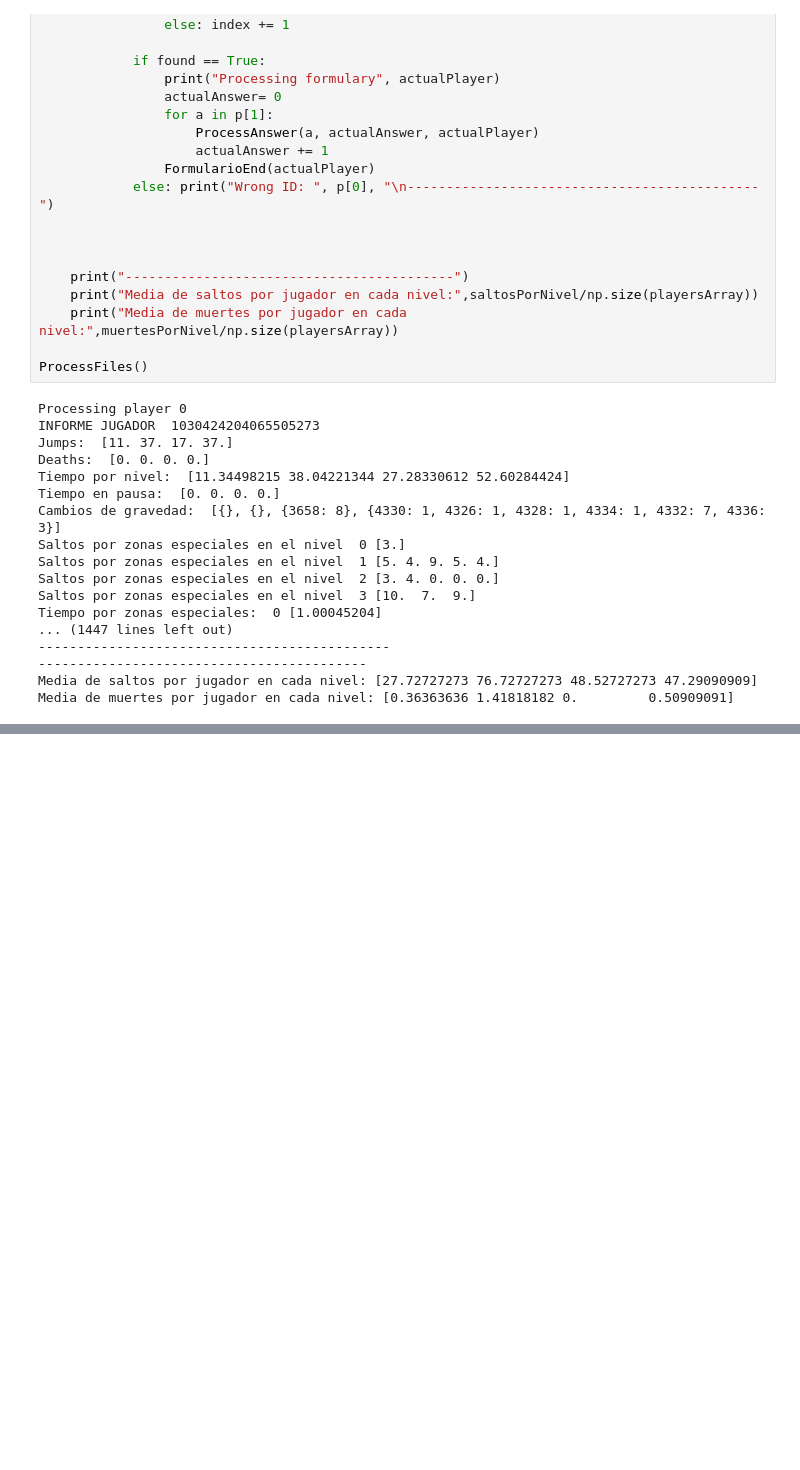
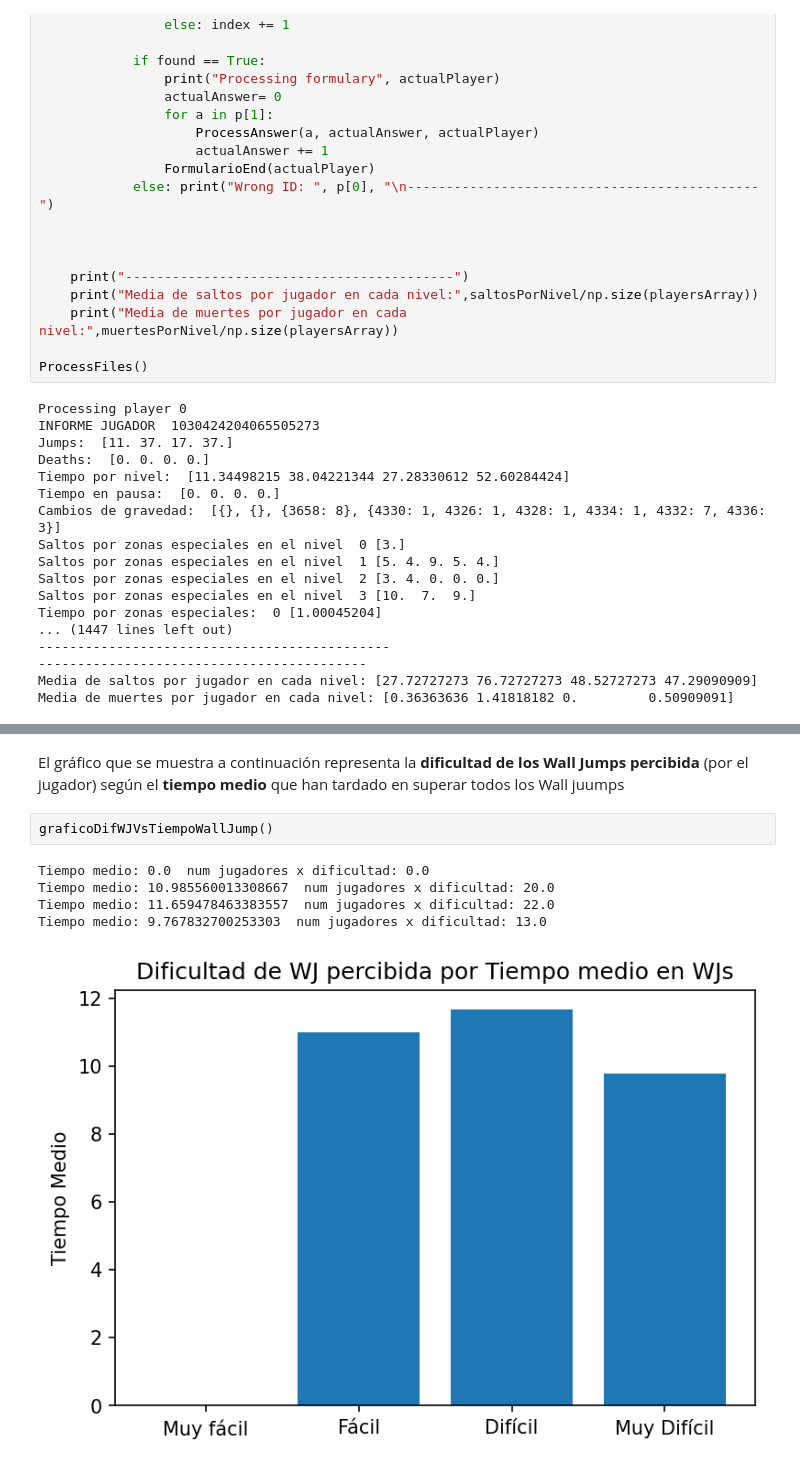
Before and after one commit to evalucas/UAJ, a Jupyter notebook: PoyectoFinal/test.ipynb, the cells around one changed output, grey strips where cells are left out. Cells and saved outputs as stored; diff of their text form; blank space fills up the shorter version.

```diff
--- a/PoyectoFinal/test.ipynb
+++ b/PoyectoFinal/test.ipynb
@@ -897,0 +883,10 @@ dif:  0  nivel:  3 suma:  42
+# %% [markdown]
+El gráfico que se muestra a continuación representa la **dificultad de los Wall Jumps percibida** (por el jugador) según el **tiempo medio** que han tardado en superar todos los Wall juumps
+# %%
+graficoDifWJVsTiempoWallJump()
+# %% [output]
+Tiempo medio: 0.0  num jugadores x dificultad: 0.0
+Tiempo medio: 10.985560013308667  num jugadores x dificultad: 20.0
+Tiempo medio: 11.659478463383557  num jugadores x dificultad: 22.0
+Tiempo medio: 9.767832700253303  num jugadores x dificultad: 13.0
+[figure, added]
```
Also changed, not shown: parts of 23 cells of this notebook.
